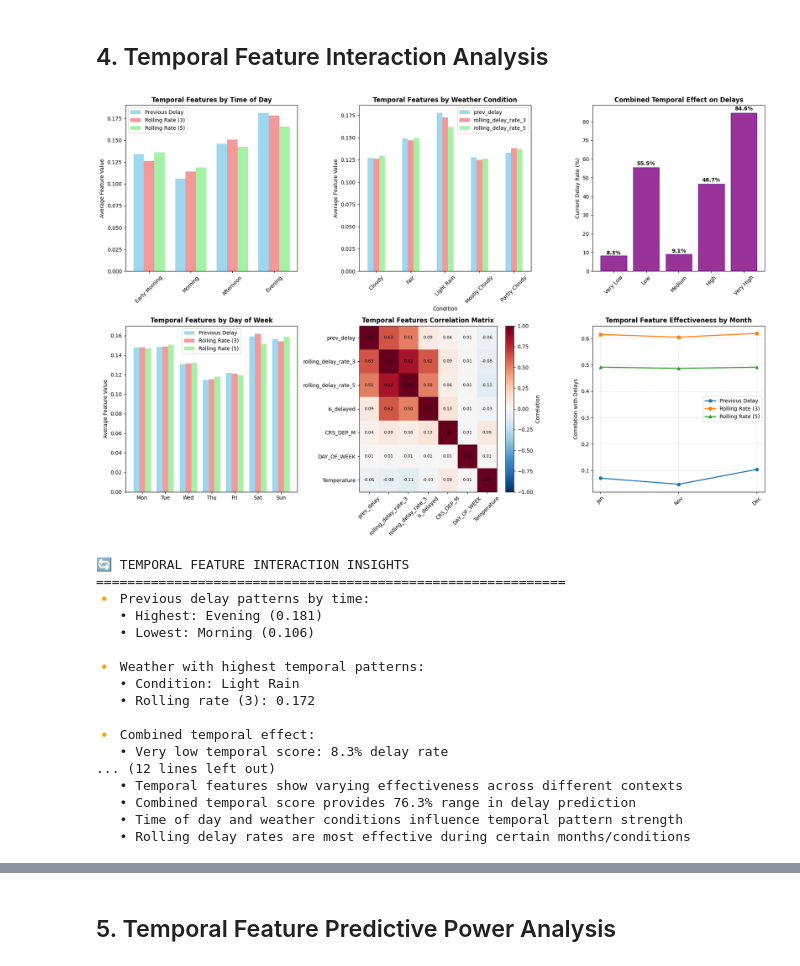
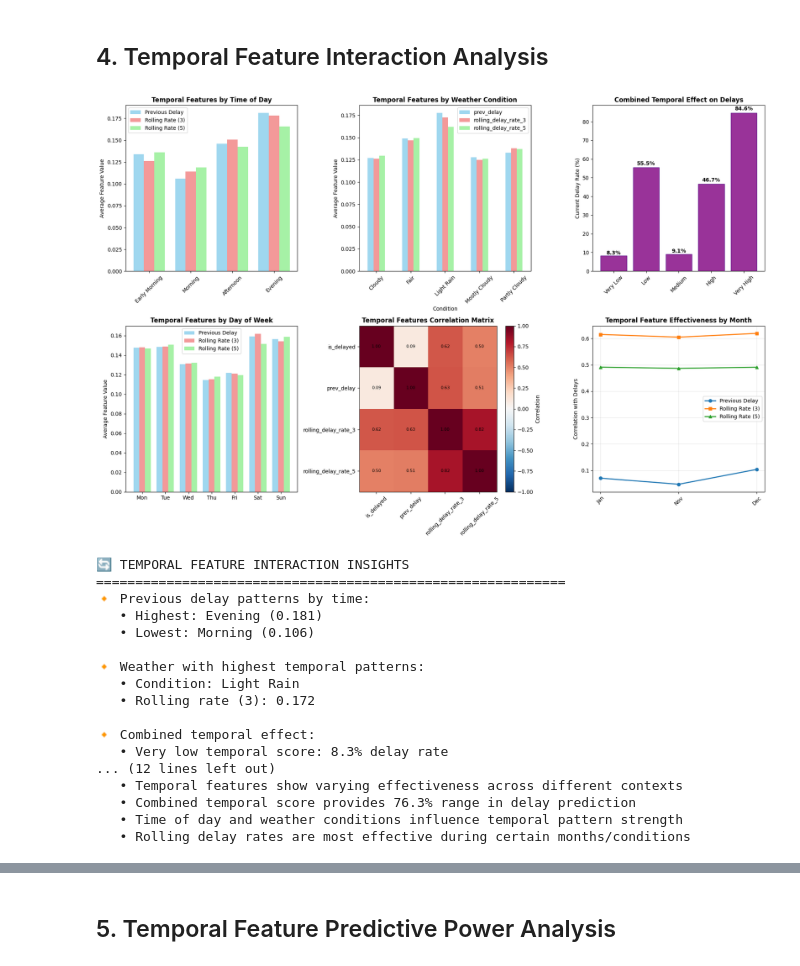
Before and after one commit to faraaz-inc/MinorProject, a Jupyter notebook: experiments2/EDA.ipynb, the cells around one changed output, grey strips where cells are left out. Saved outputs shown, nothing was run; the diff lists cells and outputs as text; code cells hidden in the pictures.

```diff
--- a/experiments2/EDA.ipynb
+++ b/experiments2/EDA.ipynb
@@ -1458,8 +1458,7 @@ axes[1,0].set_title('Temporal Features by Day of Week', fontweight='bold')
 axes[1,0].legend()
 
 # 5. Temporal feature correlation matrix
-temporal_corr_data = sample_data[['prev_delay', 'rolling_delay_rate_3', 'rolling_delay_rate_5',
-                                 'is_delayed', 'CRS_DEP_M', 'DAY_OF_WEEK', 'Temperature']]
+temporal_corr_data = sample_data[['is_delayed', 'prev_delay', 'rolling_delay_rate_3', 'rolling_delay_rate_5']]
 correlation_matrix = temporal_corr_data.corr()
 
 im5 = axes[1,1].imshow(correlation_matrix.values, cmap='RdBu_r', aspect='auto', vmin=-1, vmax=1)
@@ -1527,34 +1526,34 @@ print(f"   • Rolling rate (3): {best_weather_temporal['rolling_delay_rate_3']:
 
 # Combined temporal effect
 low_temporal = temporal_effect['Very Low']
 high_temporal = temporal_effect['Very High']
 temporal_range = high_temporal - low_temporal
 print(f"\n🔸 Combined temporal effect:")
 print(f"   • Very low temporal score: {low_temporal:.1f}% delay rate")
 print(f"   • Very high temporal score: {high_temporal:.1f}% delay rate")
 print(f"   • Total impact range: {temporal_range:.1f} percentage points")
 
 # Monthly effectiveness trends
 most_effective_month = monthly_effectiveness.loc[monthly_effectiveness['roll3_corr'].idxmax(), 'month_name']
 least_effective_month = monthly_effectiveness.loc[monthly_effectiveness['roll3_corr'].idxmin(), 'month_name']
 print(f"\n🔸 Seasonal temporal effectiveness:")
 print(f"   • Most predictive month: {most_effective_month}")
 print(f"   • Least predictive month: {least_effective_month}")
 
 # Feature interaction strengths
 prev_temp_corr = sample_data['prev_delay'].corr(sample_data['Temperature'])
 roll3_dow_corr = sample_data['rolling_delay_rate_3'].corr(sample_data['DAY_OF_WEEK'])
 print(f"\n🔸 Cross-feature correlations:")
 print(f"   • Previous delay ↔ Temperature: {prev_temp_corr:.3f}")
 print(f"   • Rolling rate (3) ↔ Day of week: {roll3_dow_corr:.3f}")
 
 print(f"\n💡 KEY TAKEAWAYS:")
 print(f"   • Temporal features show varying effectiveness across different contexts")
 print(f"   • Combined temporal score provides {temporal_range:.1f}% range in delay prediction")
 print(f"   • Time of day and weather conditions influence temporal pattern strength")
 print(f"   • Rolling delay rates are most effective during certain months/conditions")
 # %% [output]
-[figure, old version]
+[figure, new version]
 🔄 TEMPORAL FEATURE INTERACTION INSIGHTS
 ============================================================
 🔸 Previous delay patterns by time:
```
Also changed, not shown: parts of 2 cells of this notebook, 11 other files.
